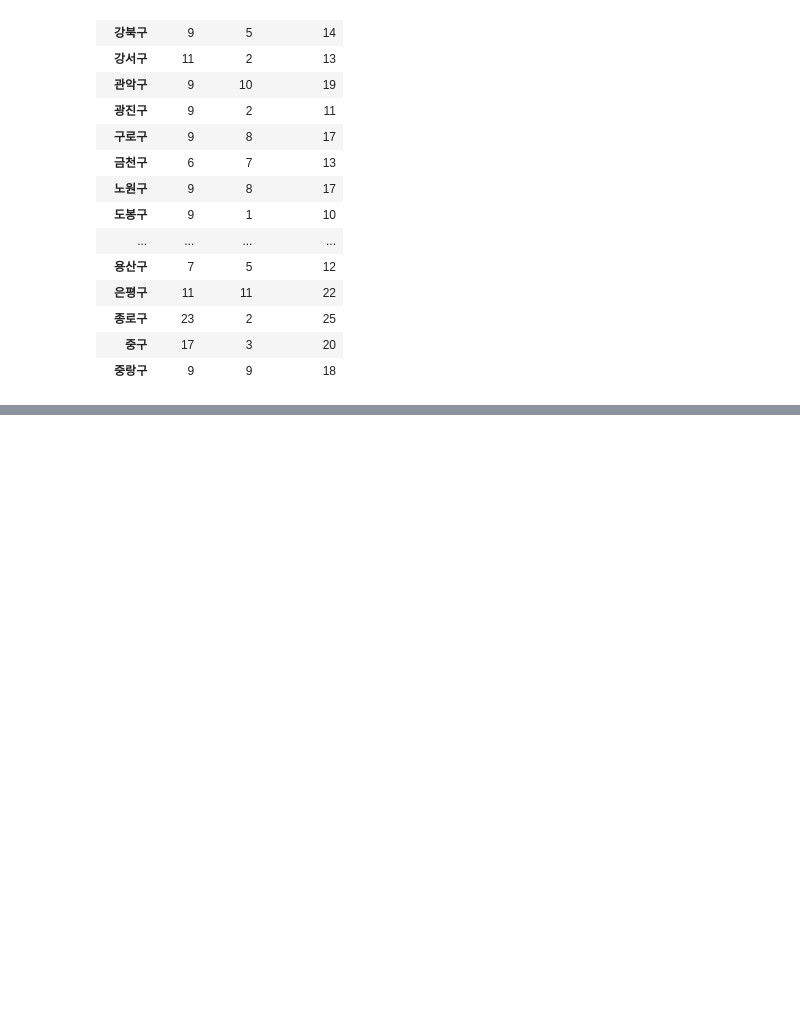
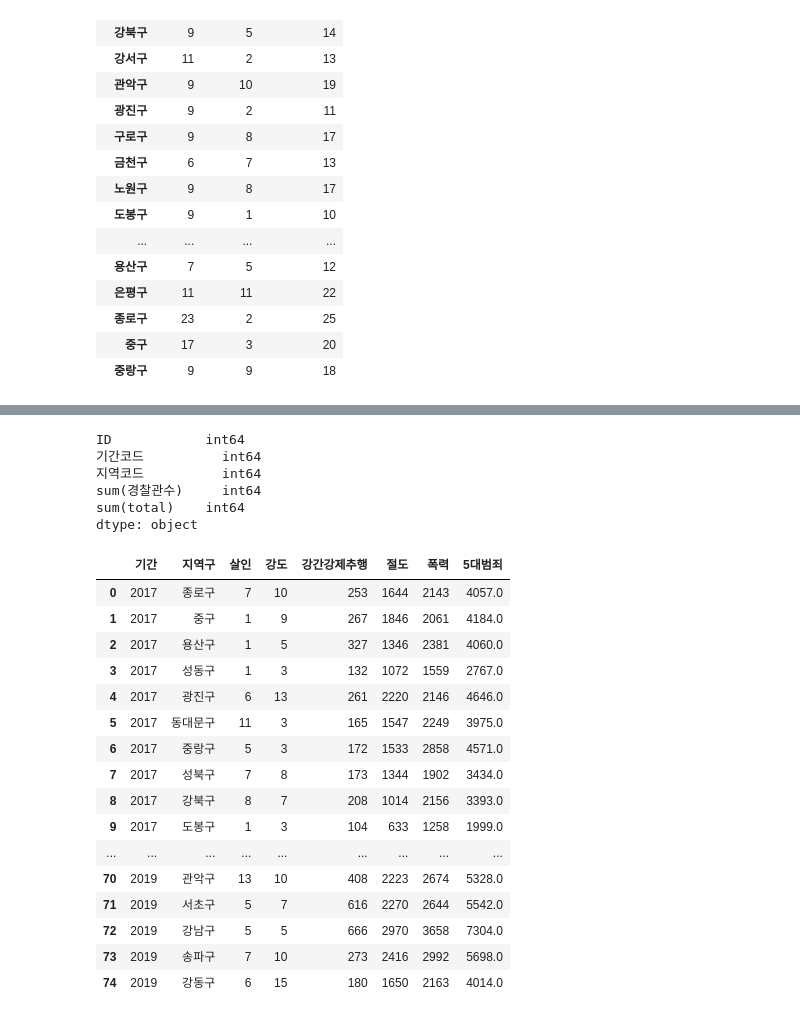
Before and after one commit to jun-young000/project2, a Jupyter notebook: 데이터 분석시각화연습.ipynb, the cells around one changed output, grey strips where cells are left out. Cells and saved outputs as stored; diff of their text form; code cells hidden in the pictures; blank space fills up the shorter version.

```diff
--- a/데이터 분석시각화.ipynb
+++ b/데이터 분석시각화연습.ipynb
@@ -482,0 +485,4 @@ Safety_total.to_csv('Safety_total.csv')
+# %%
+police=pd.read_csv('police.csv',encoding='utf-8', thousands = ',')
+pd.set_option('display.max_columns', None)
+pd.set_option('display.max_rows', None)
@@ -482,0 +509,9 @@ Safety_total.to_csv('Safety_total.csv')
+# %%
+police.dtypes
+# %% [output]
+ID            int64
+기간코드          int64
+지역코드          int64
+sum(경찰관수)     int64
+sum(total)    int64
+dtype: object
@@ -482,0 +524,24 @@ Safety_total.to_csv('Safety_total.csv')
+# %%
+crime=pd.read_csv('five_crime.csv',encoding='utf-8', thousands = ',')
+pd.set_option('display.max_columns', None)
+pd.set_option('display.max_rows', None)
+# %%
+crime
+# %% [output]
+|  | 기간 | 지역구 | 살인 | 강도 | 강간강제추행 | 절도 | 폭력 | 5대범죄 |
+| 0 | 2017 | 종로구 | 7 | 10 | 253 | 1644 | 2143 | 4057.0 |
+| 1 | 2017 | 중구 | 1 | 9 | 267 | 1846 | 2061 | 4184.0 |
+| 2 | 2017 | 용산구 | 1 | 5 | 327 | 1346 | 2381 | 4060.0 |
+| 3 | 2017 | 성동구 | 1 | 3 | 132 | 1072 | 1559 | 2767.0 |
+| 4 | 2017 | 광진구 | 6 | 13 | 261 | 2220 | 2146 | 4646.0 |
+| 5 | 2017 | 동대문구 | 11 | 3 | 165 | 1547 | 2249 | 3975.0 |
+| 6 | 2017 | 중랑구 | 5 | 3 | 172 | 1533 | 2858 | 4571.0 |
+| 7 | 2017 | 성북구 | 7 | 8 | 173 | 1344 | 1902 | 3434.0 |
+| 8 | 2017 | 강북구 | 8 | 7 | 208 | 1014 | 2156 | 3393.0 |
+| 9 | 2017 | 도봉구 | 1 | 3 | 104 | 633 | 1258 | 1999.0 |
+| ... | ... | ... | ... | ... | ... | ... | ... | ... |
+| 70 | 2019 | 관악구 | 13 | 10 | 408 | 2223 | 2674 | 5328.0 |
+| 71 | 2019 | 서초구 | 5 | 7 | 616 | 2270 | 2644 | 5542.0 |
+| 72 | 2019 | 강남구 | 5 | 5 | 666 | 2970 | 3658 | 7304.0 |
+| 73 | 2019 | 송파구 | 7 | 10 | 273 | 2416 | 2992 | 5698.0 |
+| 74 | 2019 | 강동구 | 6 | 15 | 180 | 1650 | 2163 | 4014.0 |
```
Also changed, not shown: parts of 6 cells of this notebook, 17 other files.
